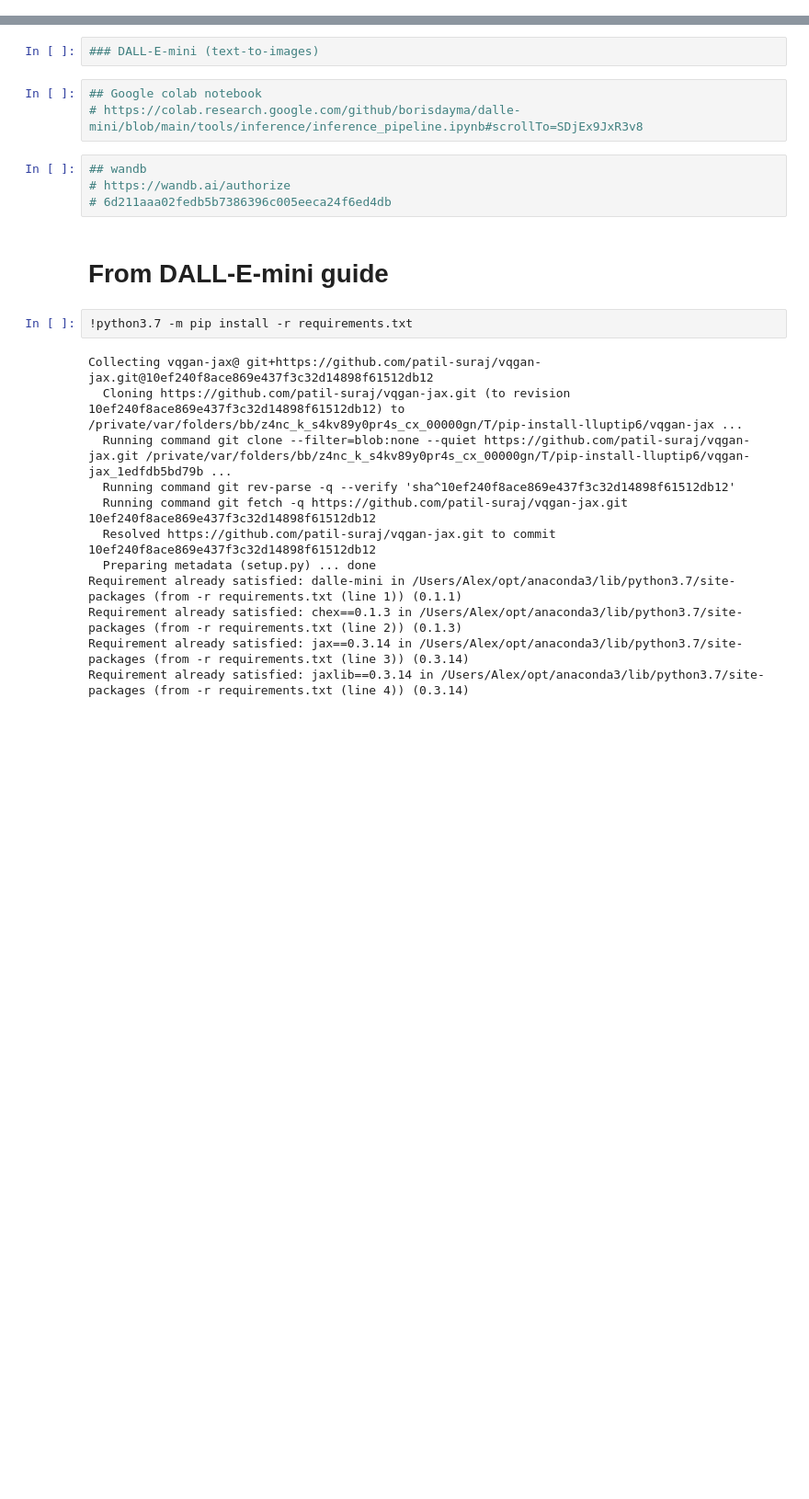
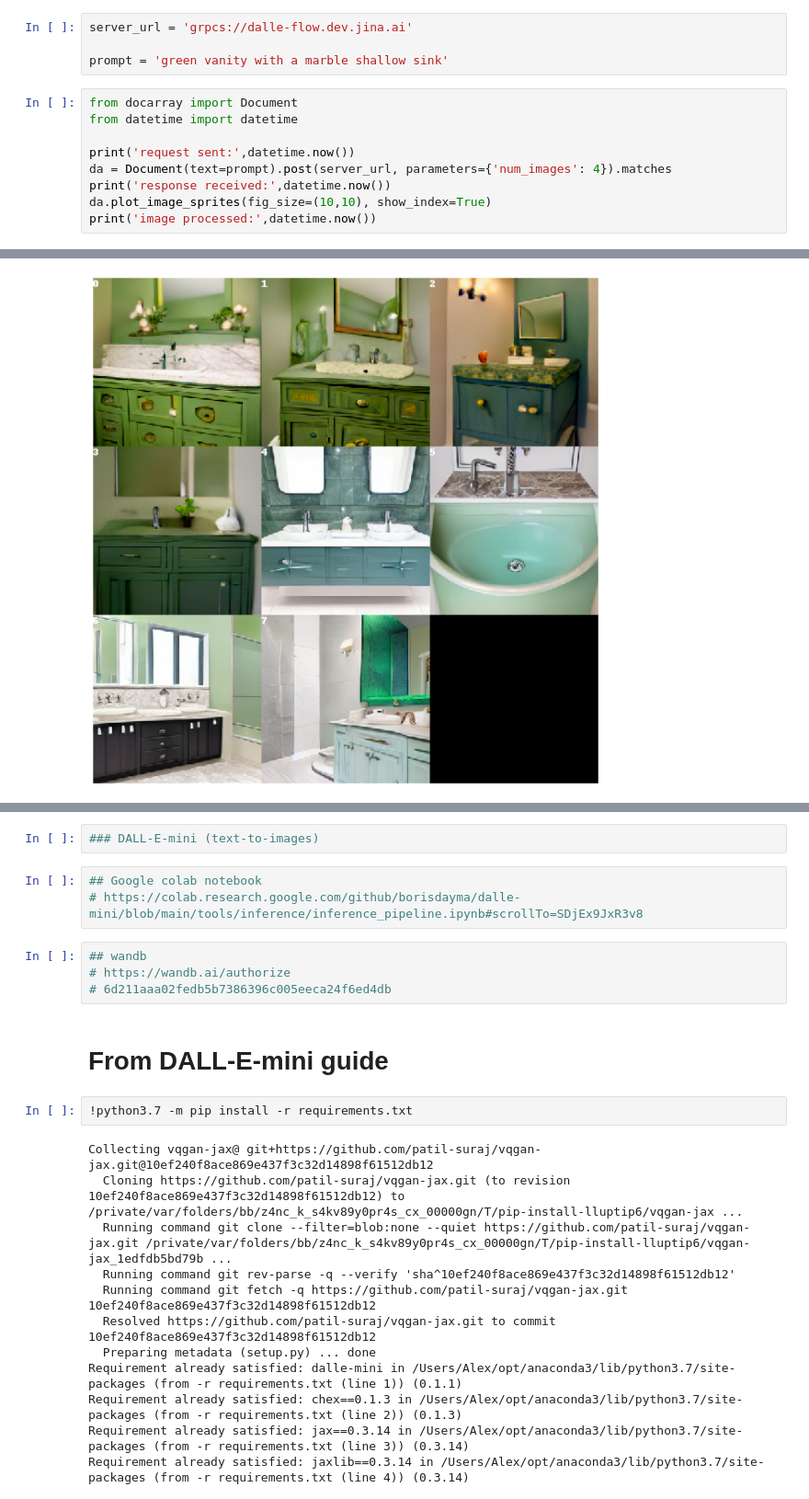
Before and after one commit to Naya-Studio/text-to-image-model, a Jupyter notebook: model1_exploration.ipynb, the cells around one changed output, grey strips where cells are left out. Shown at 92% size. Saved outputs shown, nothing was run; the diff lists cells and outputs as text; blank space fills up the shorter version.

Commit message:
dalle flow testing

```diff
--- a/model1_exploration.ipynb
+++ b/model1_exploration.ipynb
@@ -0,0 +1,14 @@
+# %%
+server_url = 'grpcs://dalle-flow.dev.jina.ai'
+
+prompt = 'green vanity with a marble shallow sink'
+# %%
+from docarray import Document
+from datetime import datetime
+
+print('request sent:',datetime.now())
+da = Document(text=prompt).post(server_url, parameters={'num_images': 4}).matches
+print('response received:',datetime.now())
+da.plot_image_sprites(fig_size=(10,10), show_index=True)
+print('image processed:',datetime.now())
+# %% [output]
@@ -0,0 +19 @@
+[figure, added]
```
Also changed, not shown: parts of 3 cells of this notebook, 1 other file.
